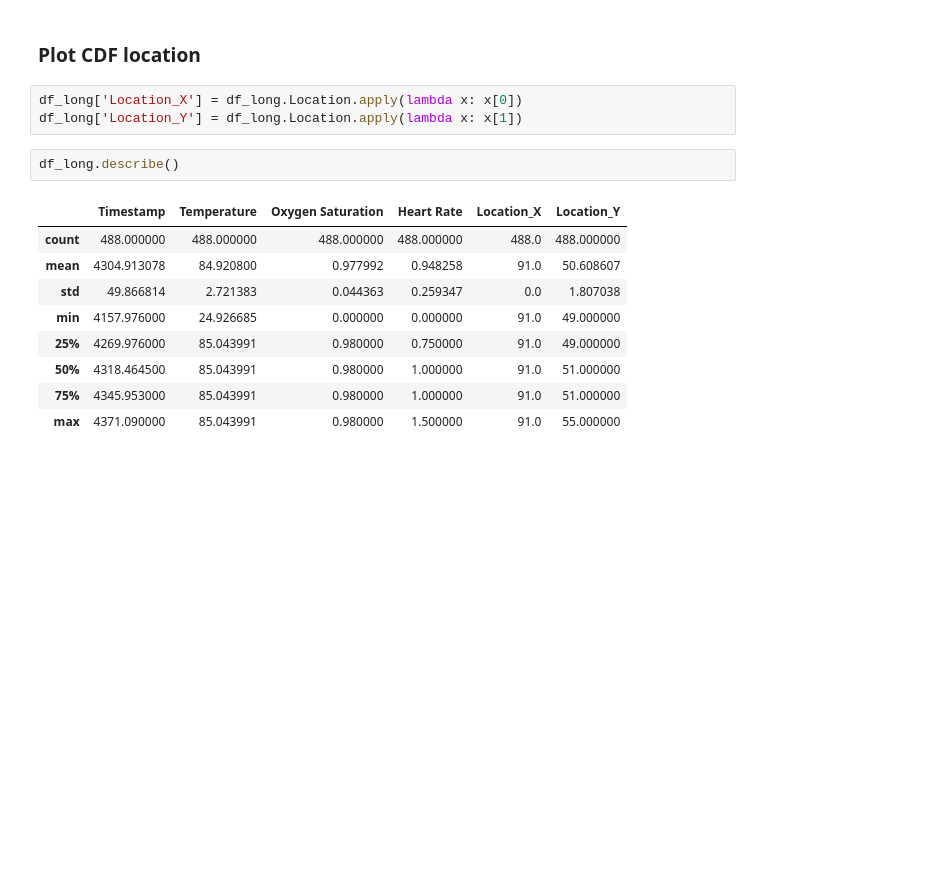
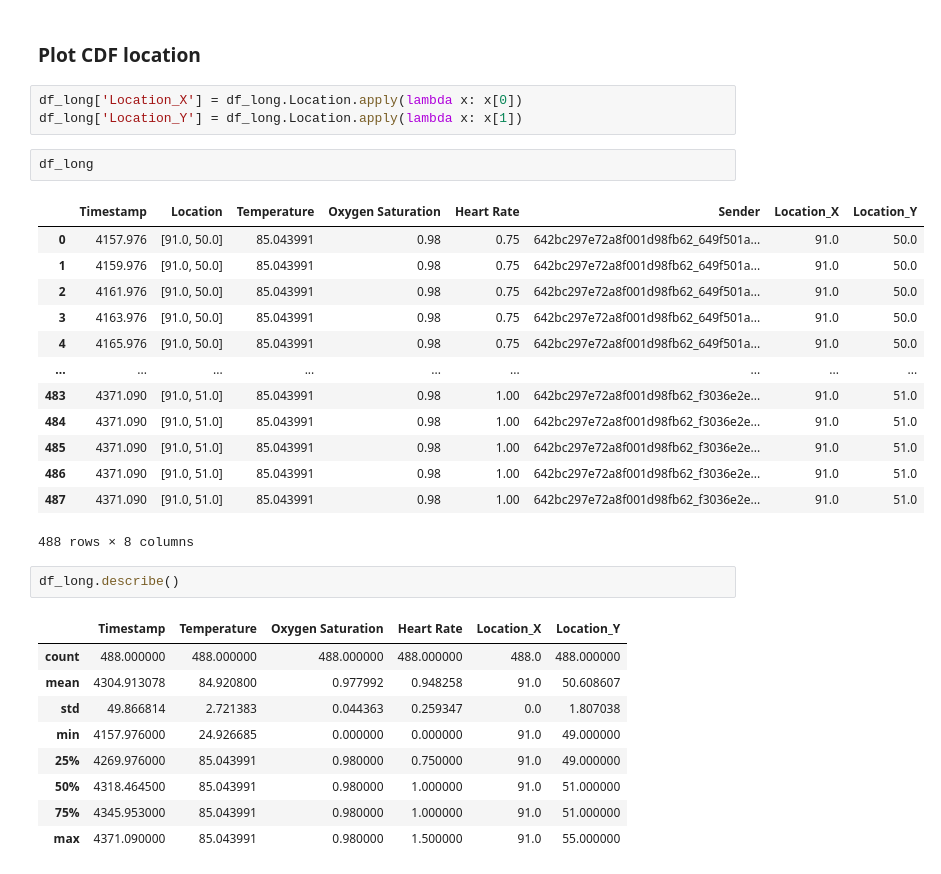
Before and after one commit to RahulSinghalChicago/iot-lab5, a Jupyter notebook: 00_Sim_logs_EDA.ipynb, the cells around one changed output. Drawn from its saved outputs; the diff is of its cells as text; blank space fills up the shorter version.

```diff
--- a/00_Sim_logs_EDA.ipynb
+++ b/00_Sim_logs_EDA.ipynb
@@ -443,6 +443,22 @@ array(['642bc297e72a8f001d98fb62_649f501a49b84582903bd8c071402e56_itoh',
 # %%
 df_long['Location_X'] = df_long.Location.apply(lambda x: x[0])
 df_long['Location_Y'] = df_long.Location.apply(lambda x: x[1])
+# %%
+df_long
+# %% [output]
+|  | Timestamp | Location | Temperature | Oxygen Saturation | Heart Rate | Sender | Location_X | Location_Y |
+| 0 | 4157.976 | [91.0, 50.0] | 85.043991 | 0.98 | 0.75 | 642bc297e72a8f001d98fb62_649f501a... | 91.0 | 50.0 |
+| 1 | 4159.976 | [91.0, 50.0] | 85.043991 | 0.98 | 0.75 | 642bc297e72a8f001d98fb62_649f501a... | 91.0 | 50.0 |
+| 2 | 4161.976 | [91.0, 50.0] | 85.043991 | 0.98 | 0.75 | 642bc297e72a8f001d98fb62_649f501a... | 91.0 | 50.0 |
+| 3 | 4163.976 | [91.0, 50.0] | 85.043991 | 0.98 | 0.75 | 642bc297e72a8f001d98fb62_649f501a... | 91.0 | 50.0 |
+| 4 | 4165.976 | [91.0, 50.0] | 85.043991 | 0.98 | 0.75 | 642bc297e72a8f001d98fb62_649f501a... | 91.0 | 50.0 |
+| ... | ... | ... | ... | ... | ... | ... | ... | ... |
+| 483 | 4371.090 | [91.0, 51.0] | 85.043991 | 0.98 | 1.00 | 642bc297e72a8f001d98fb62_f3036e2e... | 91.0 | 51.0 |
+| 484 | 4371.090 | [91.0, 51.0] | 85.043991 | 0.98 | 1.00 | 642bc297e72a8f001d98fb62_f3036e2e... | 91.0 | 51.0 |
+| 485 | 4371.090 | [91.0, 51.0] | 85.043991 | 0.98 | 1.00 | 642bc297e72a8f001d98fb62_f3036e2e... | 91.0 | 51.0 |
+| 486 | 4371.090 | [91.0, 51.0] | 85.043991 | 0.98 | 1.00 | 642bc297e72a8f001d98fb62_f3036e2e... | 91.0 | 51.0 |
+| 487 | 4371.090 | [91.0, 51.0] | 85.043991 | 0.98 | 1.00 | 642bc297e72a8f001d98fb62_f3036e2e... | 91.0 | 51.0 |
+488 rows × 8 columns
 # %%
 df_long.describe()
 # %% [output]
```
Also changed, not shown: 1 other file.
